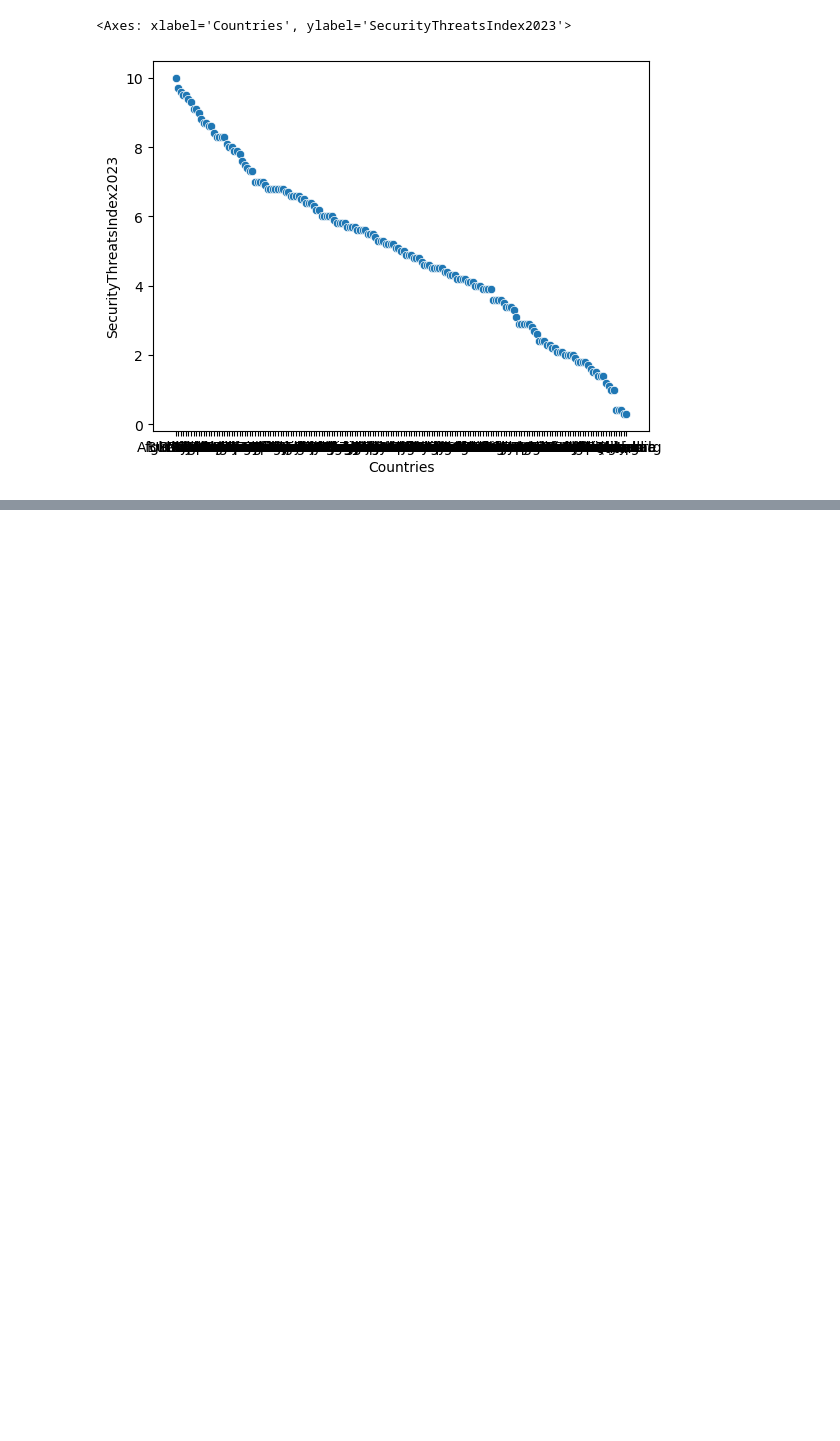
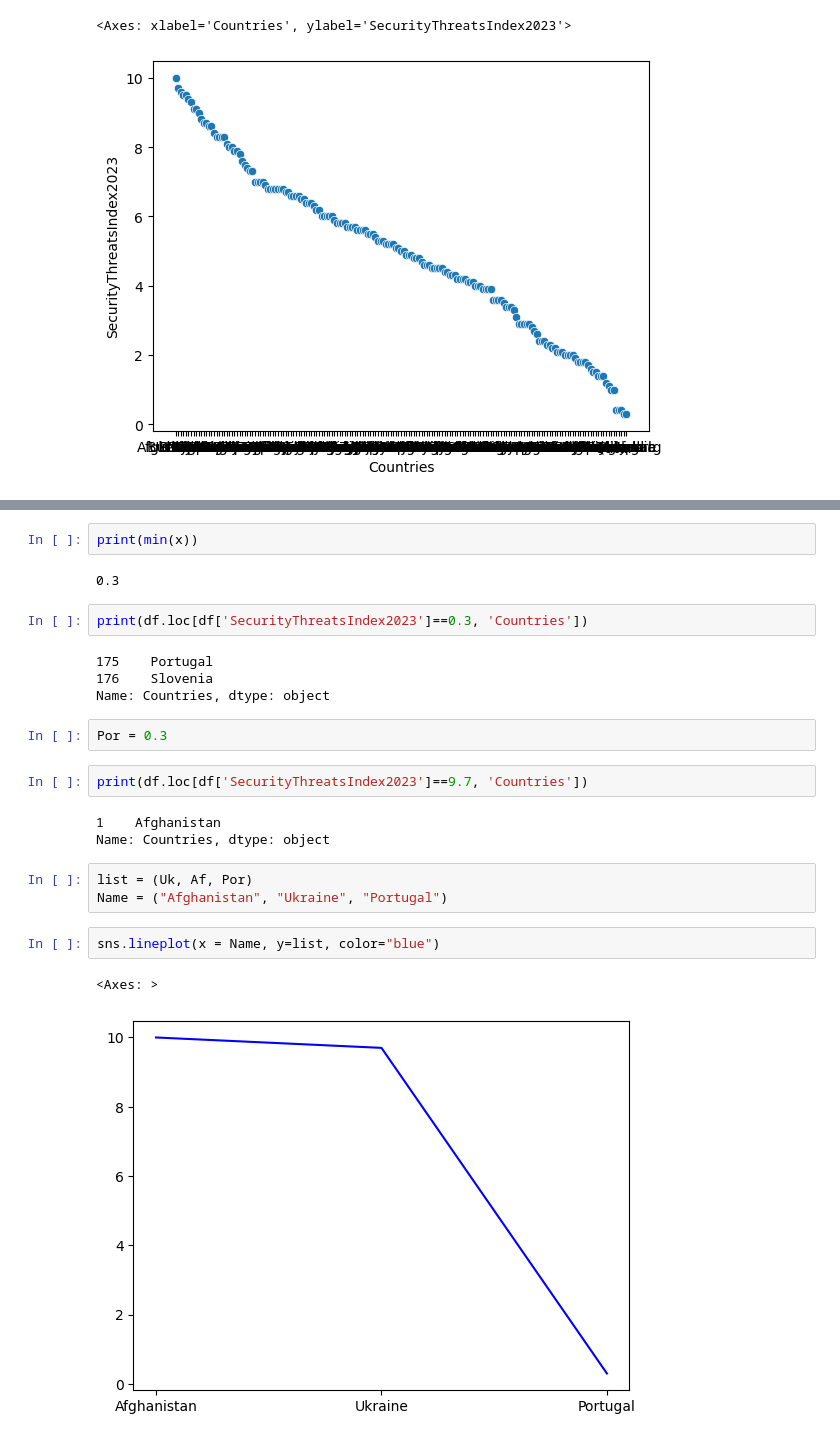
Before and after one commit to Cena980/Afghani-Currency-flactuations, a Jupyter notebook: Datasets/Cleaning Process/Security Threat.ipynb, the cells around one changed output, grey strips where cells are left out. Saved outputs shown, nothing was run; the diff lists cells and outputs as text; blank space fills up the shorter version.

```diff
--- a/Datasets/Cleaning Process/Security Threat.ipynb
+++ b/Datasets/Cleaning Process/Security Threat.ipynb
@@ -36,0 +46,25 @@ sns.scatterplot(x = y, y=x)
+# %%
+print(min(x))
+# %% [output]
+0.3
+# %%
+print(df.loc[df['SecurityThreatsIndex2023']==0.3, 'Countries'])
+# %% [output]
+175    Portugal
+176    Slovenia
+Name: Countries, dtype: object
+# %%
+Por = 0.3
+# %%
+print(df.loc[df['SecurityThreatsIndex2023']==9.7, 'Countries'])
+# %% [output]
+1    Afghanistan
+Name: Countries, dtype: object
+# %%
+list = (Uk, Af, Por)
+Name = ("Afghanistan", "Ukraine", "Portugal")
+# %%
+sns.lineplot(x = Name, y=list, color="blue")
+# %% [output]
+<Axes: >
+[figure, added]
```
Also changed, not shown: parts of 3 cells of this notebook, 2 other files.
